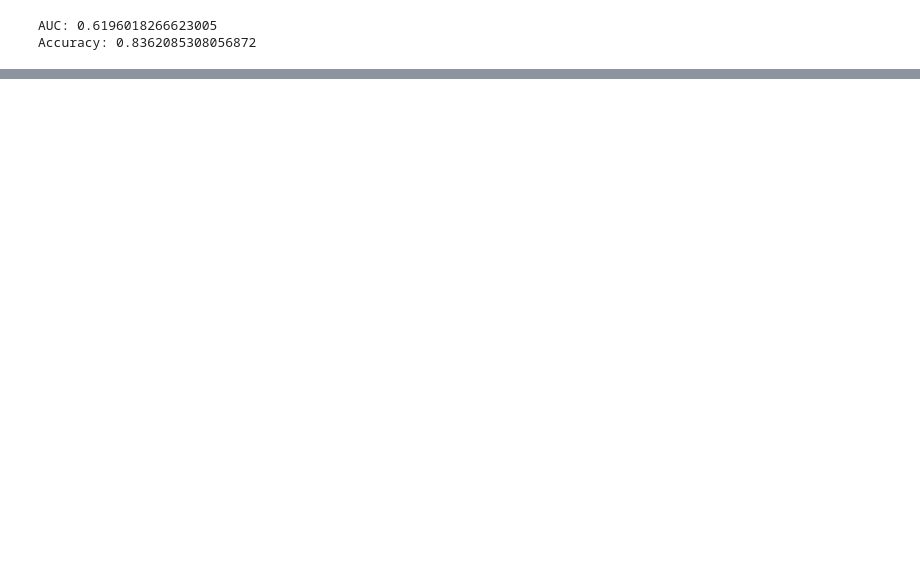
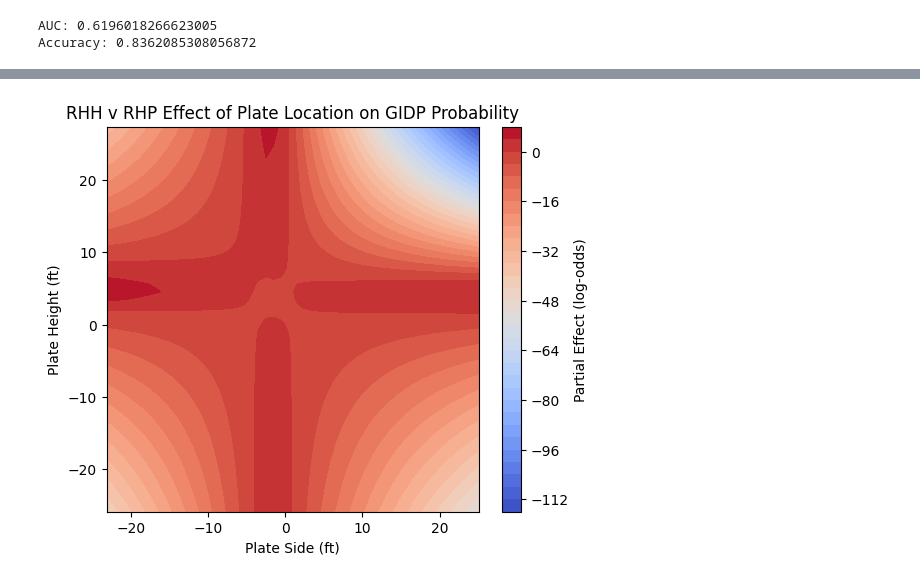
Before and after one commit to jayirby2/Team1STA4950, a Jupyter notebook: analysis.ipynb, the cells around one changed output, grey strips where cells are left out. Saved outputs shown, nothing was run; the diff lists cells and outputs as text; code cells hidden in the pictures; blank space fills up the shorter version.

```diff
--- a/analysis.ipynb
+++ b/analysis.ipynb
@@ -838,0 +920,26 @@ Accuracy: 0.8362085308056872
+# %%
+def create_movement_heatmap(gam, X_train, title_str='RHH v RHP'):
+    '''
+    Creates a heatmap to visualize the effect of plate location (side and height)
+    on the probability of a GIDP occurring, based on the fitted GAM model.
+
+    Params:
+    gam_RR: Fitted LogisticGAM model
+    X_train: Training feature set used for the model
+    '''
+    zone_idx = 3
+    x_range = np.linspace(X_train[:, 2].min(), X_train[:, 2].max(), 50)  # plate side
+    z_range = np.linspace(X_train[:, 3].min(), X_train[:, 3].max(), 50)  # plate height
+    XX, ZZ = np.meshgrid(x_range, z_range)
+    pdep = gam.partial_dependence(term=zone_idx, X=(XX, ZZ), meshgrid=True)
+    plt.figure(figsize=(6, 5))
+    plt.contourf(XX, ZZ, pdep, levels=30, cmap="coolwarm")
+    plt.colorbar(label="Partial Effect (log-odds)")
+    plt.xlabel("Plate Side (ft)")
+    plt.ylabel("Plate Height (ft)")
+    plt.title(f"{title_str} Effect of Plate Location on GIDP Probability")
+    plt.show()
+
+create_movement_heatmap(gam_RR_2, X_train_RR_2)
+# %% [output]
+[figure, added]
```
Also changed, not shown: parts of 7 cells of this notebook.
